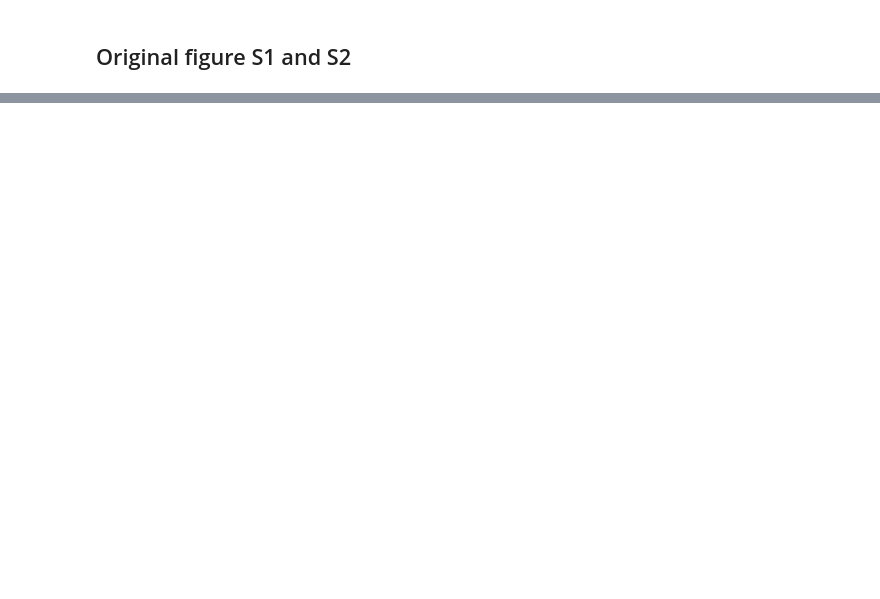
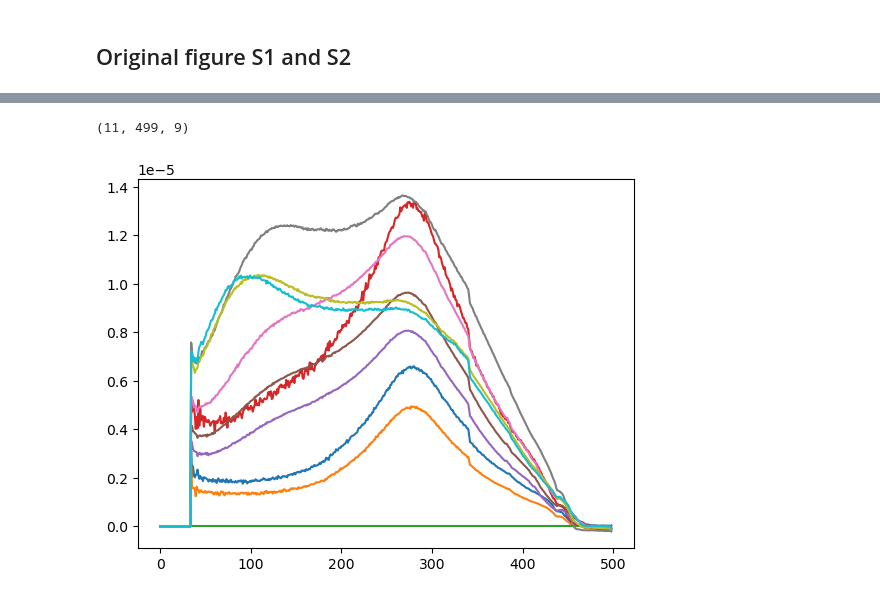
Before and after one commit to tjlane/cxig0715, a Jupyter notebook: figures/figures.ipynb, the cells around one changed output, grey strips where cells are left out. Saved outputs shown, nothing was run; the diff lists cells and outputs as text; code cells hidden in the pictures; blank space fills up the shorter version.

Commit message:
reproduce power dependence figure

```diff
--- a/figures/figures.ipynb
+++ b/figures/figures.ipynb
@@ -509,0 +495,12 @@ plt.show()
+# %%
+# --- peak positions to monitor later (in array idx)
+new_peak_pos = 95
+wat_peak_pos = 280
+
+iq_vs_power_data = {}
+
+for power_csv in glob("../csvs/water_Iq_v_power_*.csv"):
+    print(f"loading {power_csv}")
+    data = np.loadtxt(power_csv, delimiter=',')
+    delay = float(power_csv.split("_")[-1].split(".")[0][:-2])
+    iq_vs_power_data[delay] = data
@@ -509,0 +519,20 @@ plt.show()
+# %%
+time_delays = sorted(list(iq_vs_power_data.keys()))
+
+time_power_data_stack = np.zeros((len(time_delays), iq_vs_power_data[time_delays[0]].shape[0]-1, iq_vs_power_data[time_delays[0]].shape[1]-2))
+
+for it, time_delay in enumerate(time_delays):
+    time_power_data_stack[it,:,:] = iq_vs_power_data[time_delay][1:,2:]
+
+# shape: (time, q, power)
+print(time_power_data_stack.shape)
+# %% [output]
+(11, 499, 9)
+# %%
+plt.figure()
+for i in range(10):
+    plt.plot(time_power_data_stack[i,:,5])
+#plt.vlines([wat_peak_pos, new_peak_pos], 0, 0.008)
+plt.show()
+# %% [output]
+[figure, added]
```
Also changed, not shown: parts of 14 cells of this notebook.
